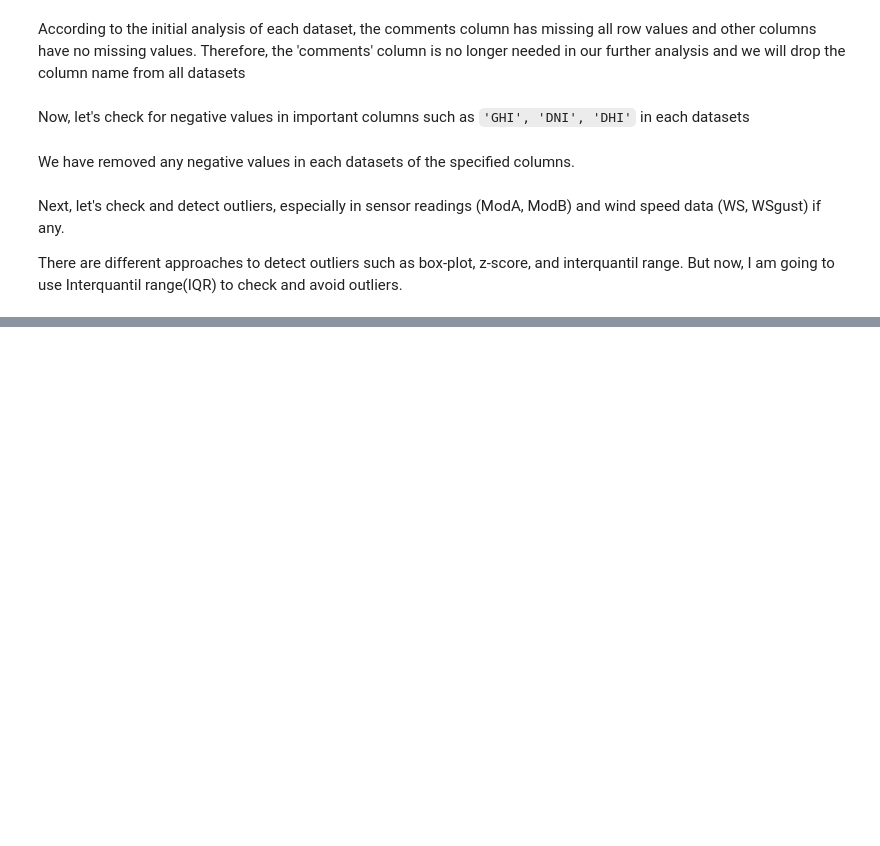
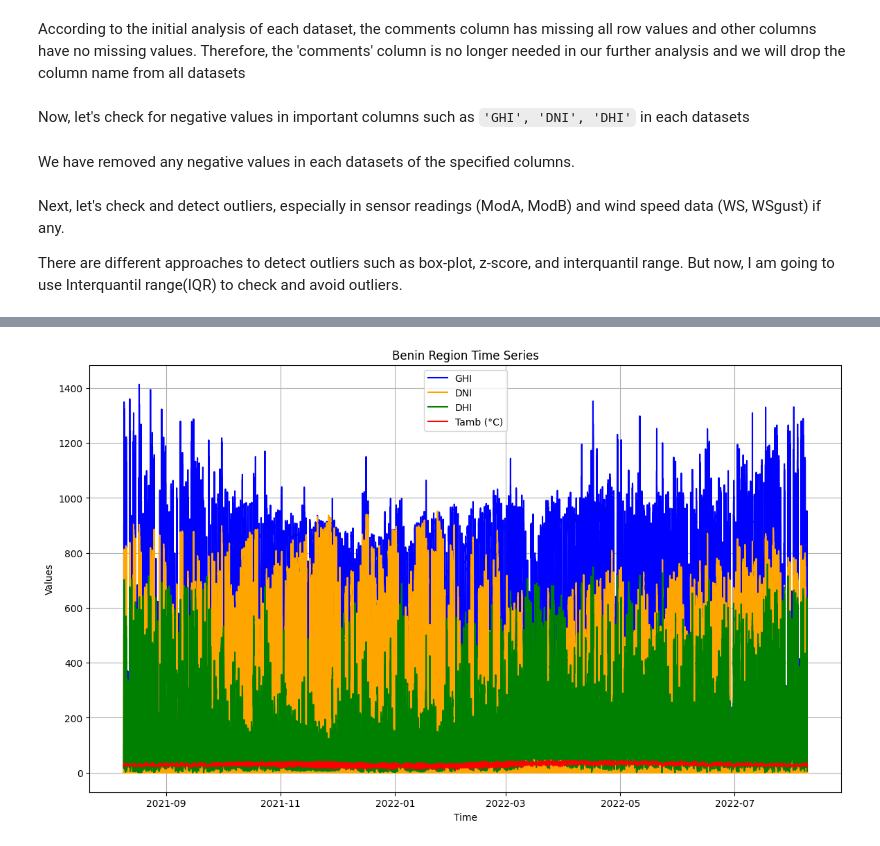
Before and after one commit to epythonlab/Kifiya-AIM-2, a Jupyter notebook: notebooks/week0.ipynb, the cells around one changed output, grey strips where cells are left out. Drawn from its saved outputs; the diff is of its cells as text; code cells hidden in the pictures; blank space fills up the shorter version.

```diff
--- a/notebooks/week0.ipynb
+++ b/notebooks/week0.ipynb
@@ -265,0 +366,4 @@ benin_df
+# %%
+plot_time_series(benin_df,  'Benin Region Time Series')
+# %% [output]
+[figure, added]
```
Also changed, not shown: parts of 16 cells of this notebook, 3 other files.
